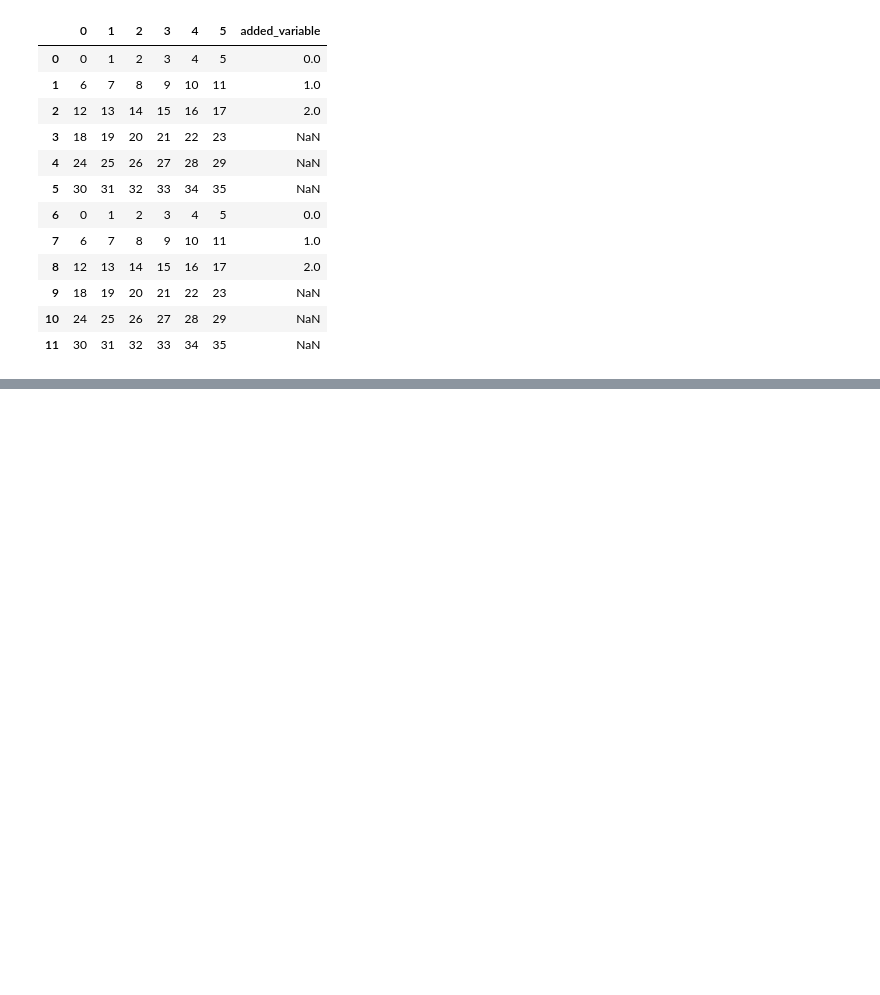
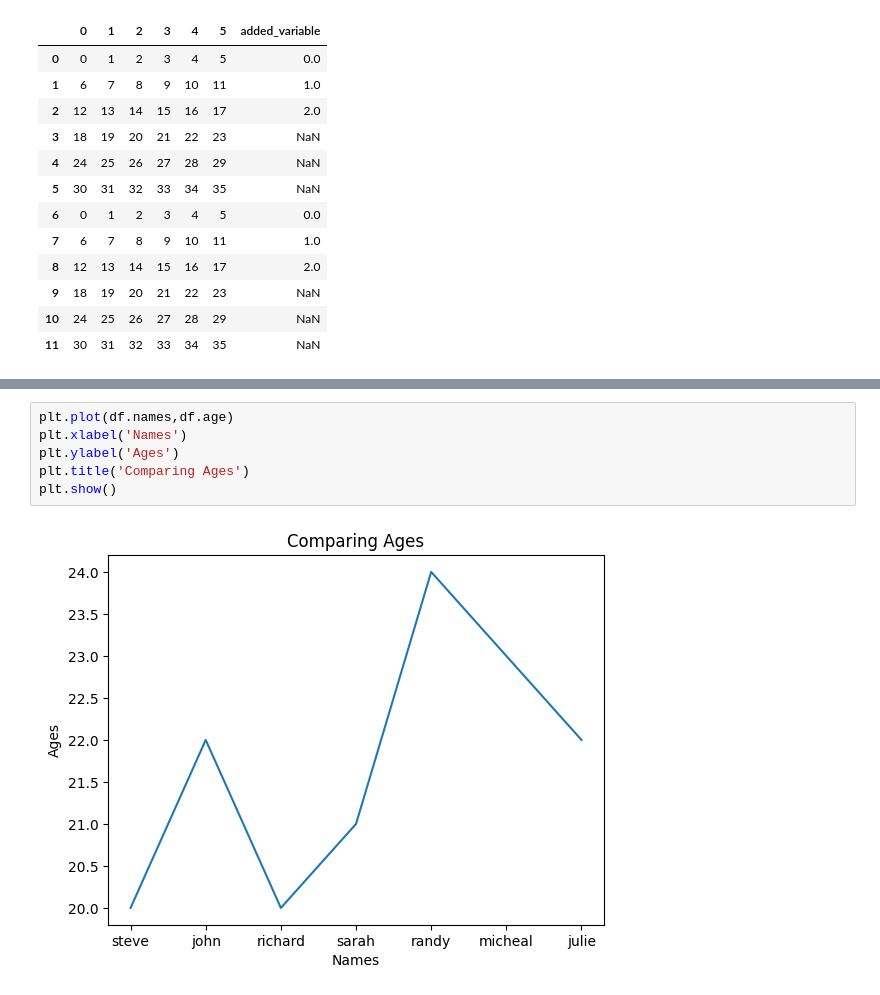
Before and after one commit to ABHI9328/python-for-data-science-and-machine-learning-essential-training-part-1-3006708, a Jupyter notebook: notebooks/test.ipynb, the cells around one changed output, grey strips where cells are left out. Drawn from its saved outputs; the diff is of its cells as text; blank space fills up the shorter version.

```diff
--- a/notebooks/test.ipynb
+++ b/notebooks/test.ipynb
@@ -313,0 +456,8 @@ DF_sorted
+# %%
+plt.plot(df.names,df.age)
+plt.xlabel('Names')
+plt.ylabel('Ages')
+plt.title('Comparing Ages')
+plt.show()
+# %% [output]
+[figure, added]
```
Also changed, not shown: parts of 18 cells of this notebook.
